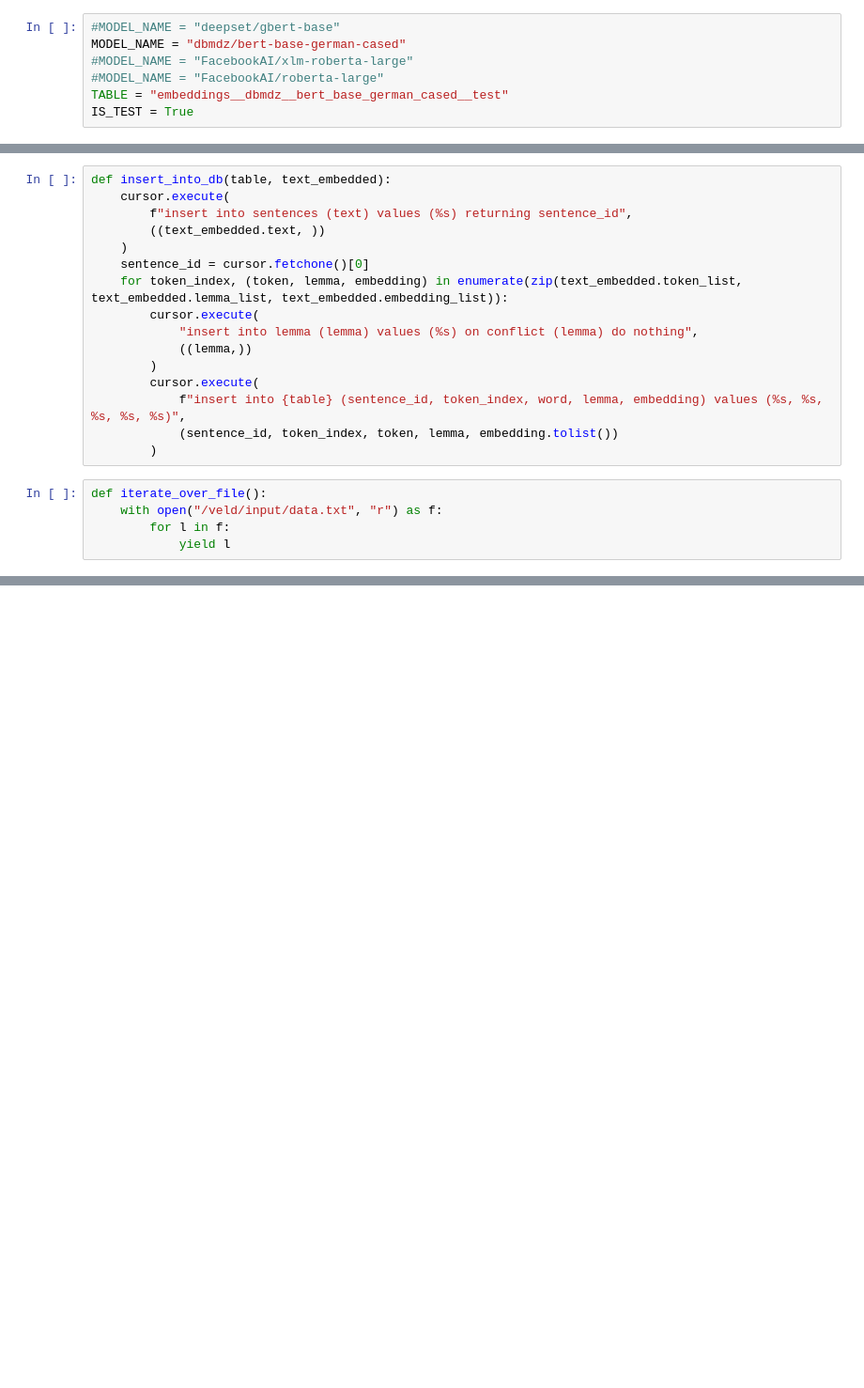
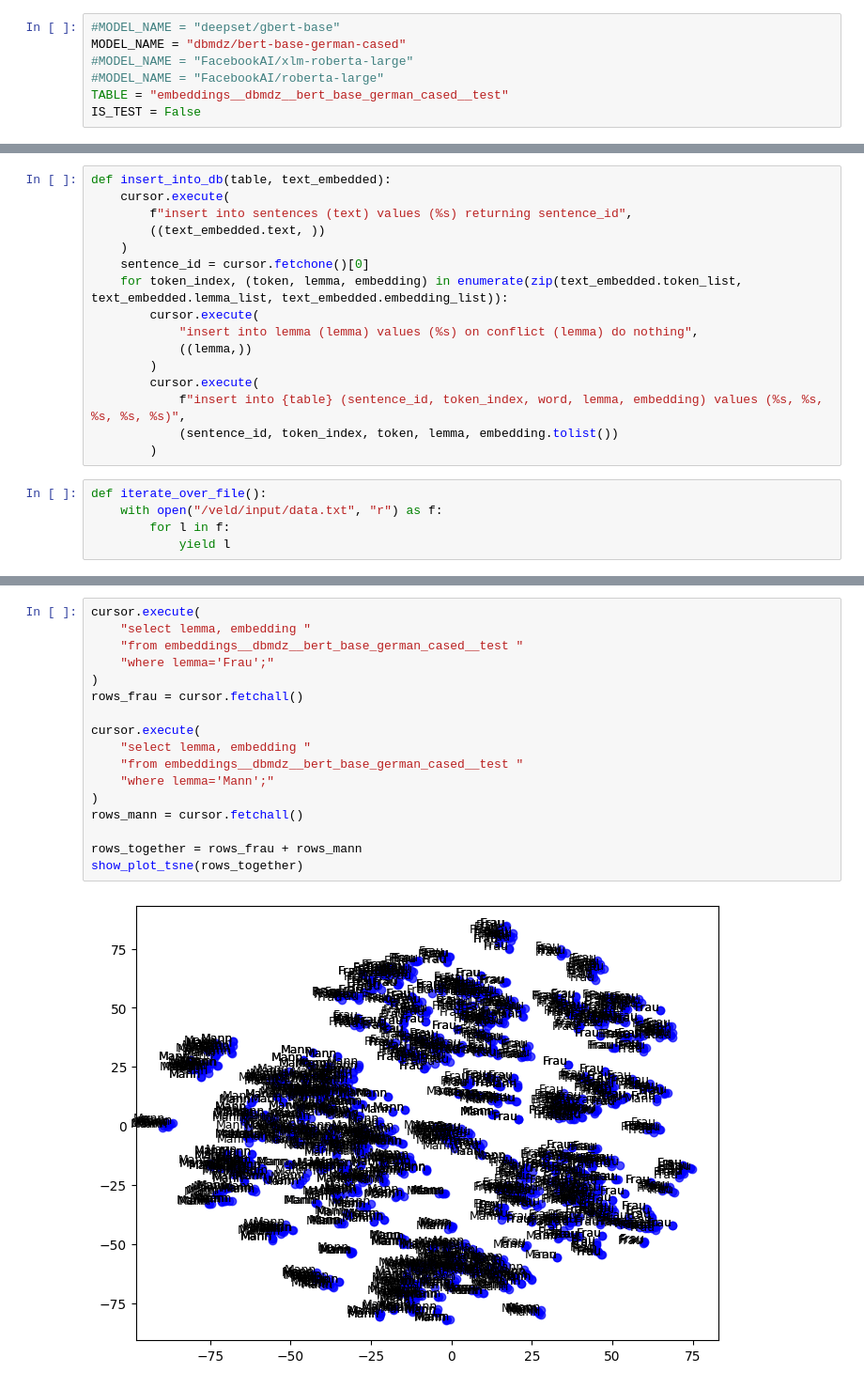
Before and after one commit to veldhub/veld_code__bert_embeddings, a Jupyter notebook: src/infer.ipynb, the cells around one changed output, grey strips where cells are left out. Shown: that part at 94% size. Saved outputs shown, nothing was run; the diff lists cells and outputs as text; blank space fills up the shorter version.

Commit message:
infer.ipynb: first small inference run and data visualization from db

```diff
--- a/src/infer.ipynb
+++ b/src/infer.ipynb
@@ -29,7 +33,7 @@ MODEL_NAME = "dbmdz/bert-base-german-cased"
 #MODEL_NAME = "FacebookAI/xlm-roberta-large"
 #MODEL_NAME = "FacebookAI/roberta-large"
 TABLE = "embeddings__dbmdz__bert_base_german_cased__test"
-IS_TEST = True
+IS_TEST = False
 # %%
 tokenizer = AutoTokenizer.from_pretrained(MODEL_NAME)
 model = AutoModel.from_pretrained(MODEL_NAME)
@@ -114,0 +154,19 @@ for i, text in enumerate(iterate_over_file()):
+# %%
+cursor.execute(
+    "select lemma, embedding "
+    "from embeddings__dbmdz__bert_base_german_cased__test "
+    "where lemma='Frau';"
+)
+rows_frau = cursor.fetchall()
+
+cursor.execute(
+    "select lemma, embedding "
+    "from embeddings__dbmdz__bert_base_german_cased__test "
+    "where lemma='Mann';"
+)
+rows_mann = cursor.fetchall()
+
+rows_together = rows_frau + rows_mann
+show_plot_tsne(rows_together)
+# %% [output]
+[figure, added]
```
Also changed, not shown: parts of 6 cells of this notebook, 1 other file.
